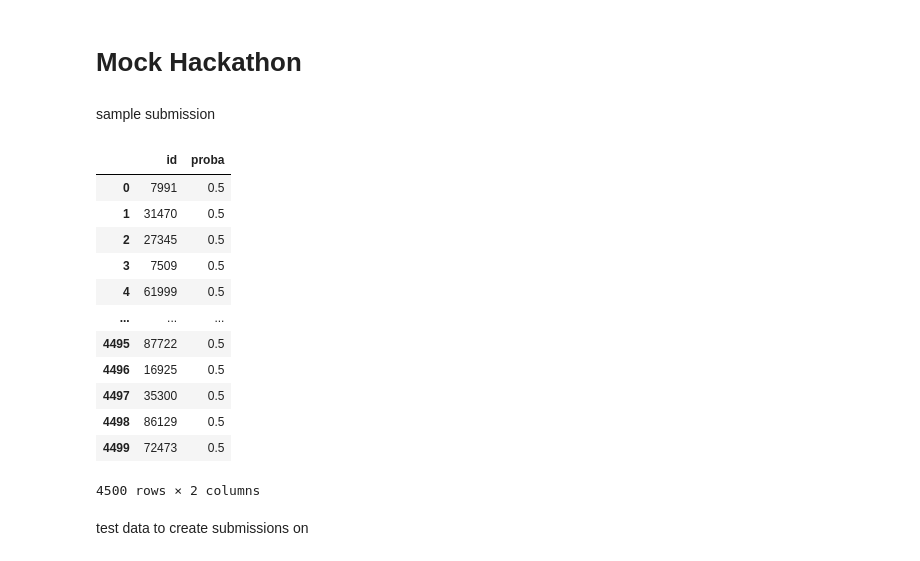
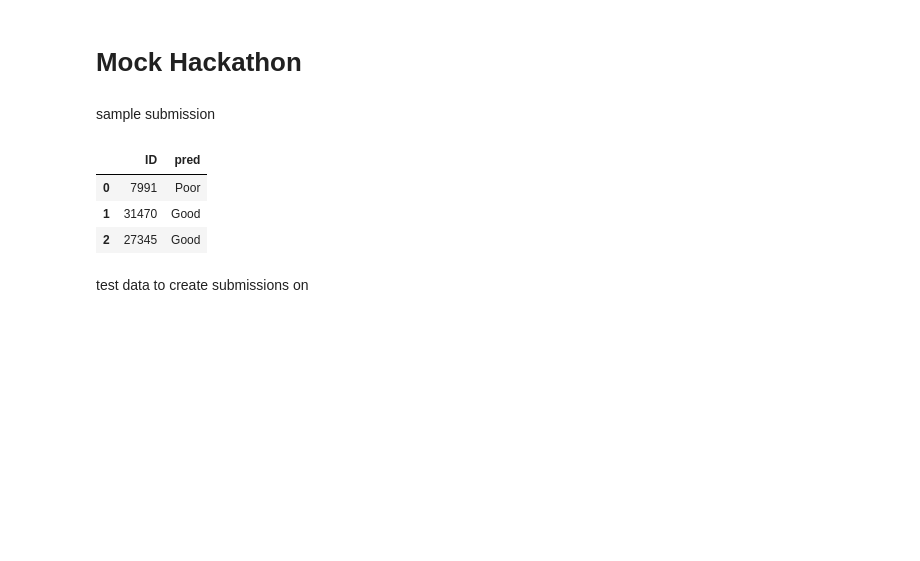
Before and after one commit to samsung-ai-course/8th-9th-edition, a Jupyter notebook: Chapter 5 - Responsible AI/Exercise Notebook.ipynb, the cells around one changed output. Cells and saved outputs as stored; diff of their text form; code cells hidden in the pictures; blank space fills up the shorter version.

```diff
--- a/Chapter 5 - Responsible AI/Exercise Notebook.ipynb
+++ b/Chapter 5 - Responsible AI/Exercise Notebook.ipynb
@@ -8,22 +8,14 @@ sample submission
 # %%
 local_path = os.path.join('data','sample_submission.csv')
 url = 'https://raw.githubusercontent.com/samsung-ai-course/8th-9th-edition/refs/heads/main/Chapter%205%20-%20Responsible%20AI/data/sample_submission.csv'
 df_sample_submission = pd.read_csv(url)
-df_sample_submission
+
+df_sample_submission.head(3)
 # %% [output]
-|  | id | proba |
-| 0 | 7991 | 0.5 |
-| 1 | 31470 | 0.5 |
-| 2 | 27345 | 0.5 |
-| 3 | 7509 | 0.5 |
-| 4 | 61999 | 0.5 |
-| ... | ... | ... |
-| 4495 | 87722 | 0.5 |
-| 4496 | 16925 | 0.5 |
-| 4497 | 35300 | 0.5 |
-| 4498 | 86129 | 0.5 |
-| 4499 | 72473 | 0.5 |
+|  | ID | pred |
+| 0 | 7991 | Poor |
+| 1 | 31470 | Good |
+| 2 | 27345 | Good |
-4500 rows × 2 columns
 # %% [markdown]
 test data to create submissions on
 # %%
```
Also changed, not shown: 2 other files.
